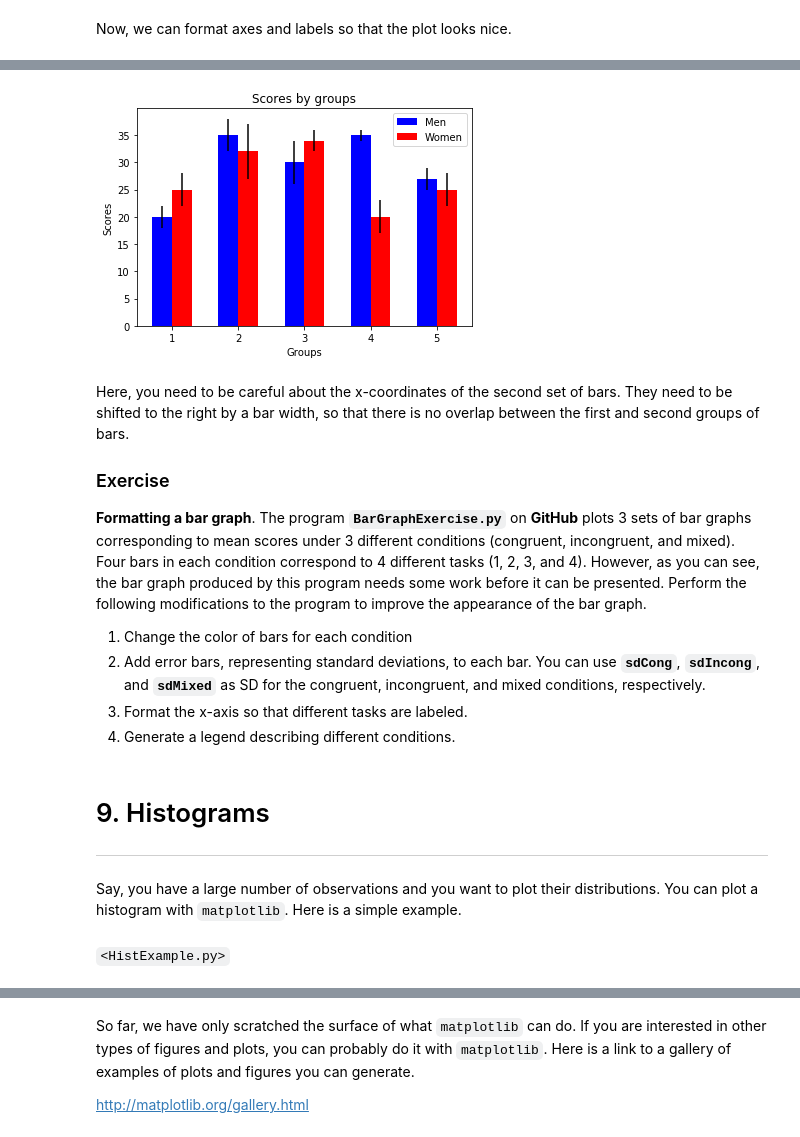
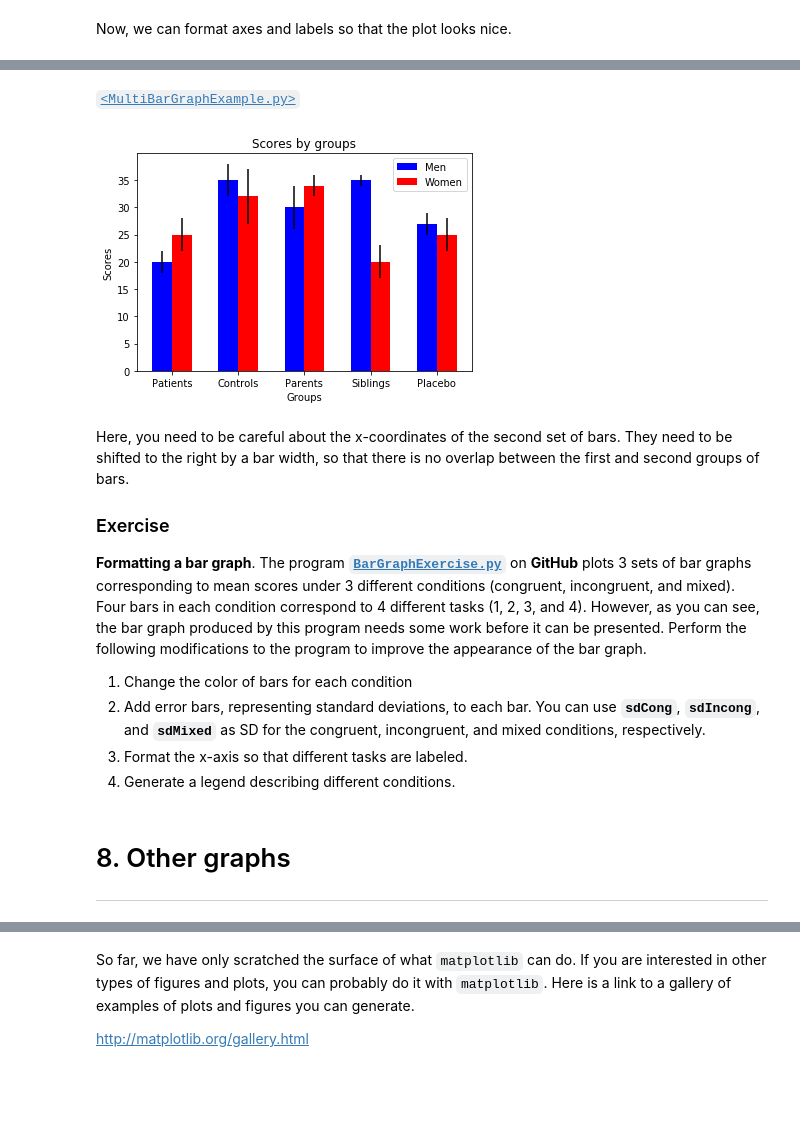
Before and after one commit to sathayas/JupyterPythonFall2019, a Jupyter notebook: Plot.ipynb, the cells around one changed output, grey strips where cells are left out. Saved outputs shown, nothing was run; the diff lists cells and outputs as text; code cells hidden in the pictures; blank space fills up the shorter version.

```diff
--- a/Plot.ipynb
+++ b/Plot.ipynb
@@ -478,54 +433,50 @@ Say, you want to plot bar graphs of two groups by side-by-side for a comparison.
+# %% [markdown]
+[`<MultiBarGraphExample.py>`](https://github.com/sathayas/PythonClassFall2019/blob/master/plotExamples/MultiBarGraphExample.py)
 # %%
 import numpy as np
 import matplotlib.pyplot as plt
 
 # data to be plotted
 means_men = (20, 35, 30, 35, 27)
 std_men = (2, 3, 4, 1, 2)
 means_women = (25, 32, 34, 20, 25)
 std_women = (3, 5, 2, 3, 3)
 
 # paramters
 bar_width = 0.3
 x = np.arange(len(means_men))
 
 # plotting bars
 plt.bar(x, means_men, bar_width, yerr=std_men,
         color='b', label='Men')
 plt.bar(x+bar_width, means_women, bar_width, yerr=std_women,
         color='r', label='Women')
 
 # formatting and labeling the axes and title
 plt.xlabel('Groups')
 plt.ylabel('Scores')
 plt.title('Scores by groups')
 
 # formatting ticks for the x-axis
-plt.xticks(x+0.5*bar_width, ['1', '2', '3', '4', '5'])
+plt.xticks(x+0.5*bar_width, ['Patients', 'Controls', 'Parents', 'Siblings', 'Placebo'])
 
 # adding the legend
 plt.legend()
 
 # and we are done!
 plt.show()
 # %% [output]
-[figure, old version]
+[figure, new version]
 # %% [markdown]
 Here, you need to be careful about the x-coordinates of the second set of bars. They need to be shifted to the right by a bar width, so that there is no overlap between the first and second groups of bars.
 
 
 ### Exercise
-**Formatting a bar graph**. The program **`BarGraphExercise.py`** on **GitHub** plots 3 sets of bar graphs corresponding to mean scores under 3 different conditions (congruent, incongruent, and mixed). Four bars in each condition correspond to 4 different tasks (1, 2, 3, and 4). However, as you can see, the bar graph produced by this program needs some work before it can be presented. Perform the following modifications to the program to improve the appearance of the bar graph.
+**Formatting a bar graph**. The program [**`BarGraphExercise.py`**](https://github.com/sathayas/PythonClassFall2019/blob/master/plotExamples/BarGraphExercise.py) on **GitHub** plots 3 sets of bar graphs corresponding to mean scores under 3 different conditions (congruent, incongruent, and mixed). Four bars in each condition correspond to 4 different tasks (1, 2, 3, and 4). However, as you can see, the bar graph produced by this program needs some work before it can be presented. Perform the following modifications to the program to improve the appearance of the bar graph.
 1. Change the color of bars for each condition
 2. Add error bars, representing standard deviations, to each bar. You can use **`sdCong`**, **`sdIncong`**, and **`sdMixed`** as SD for the congruent, incongruent, and mixed conditions, respectively.
 3. Format the x-axis so that different tasks are labeled.
 4. Generate a legend describing different conditions.
 # %% [markdown]
-# 9. Histograms
+# 8. Other graphs
 <hr style="height:1px;border:none" />
-# %% [markdown]
-Say, you have a large number of observations and you want to plot their
-distributions. You can plot a histogram with `matplotlib`. Here is a simple
-example.
-# %% [markdown]
-`<HistExample.py>`
```
Also changed, not shown: parts of 32 cells of this notebook.
